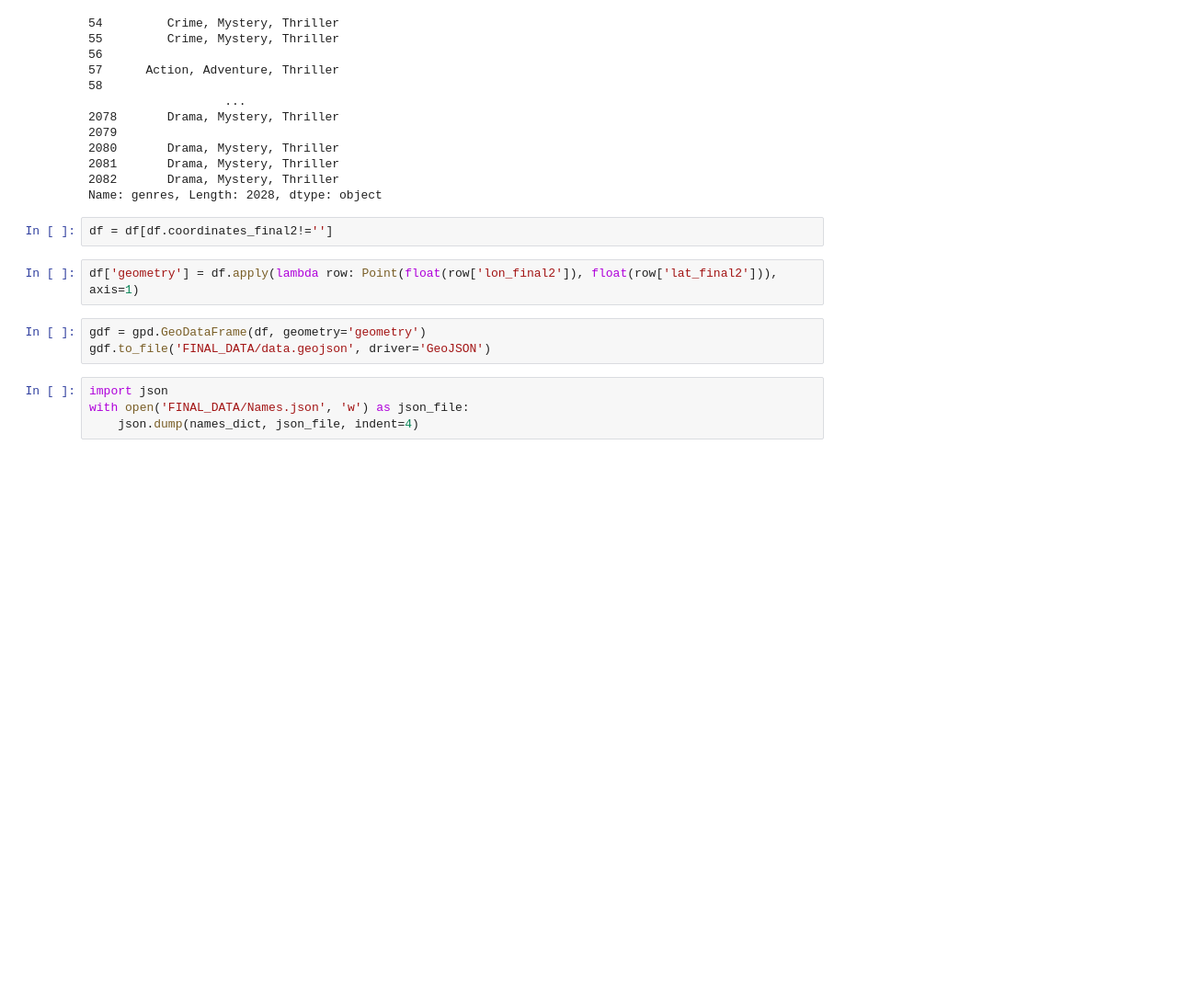
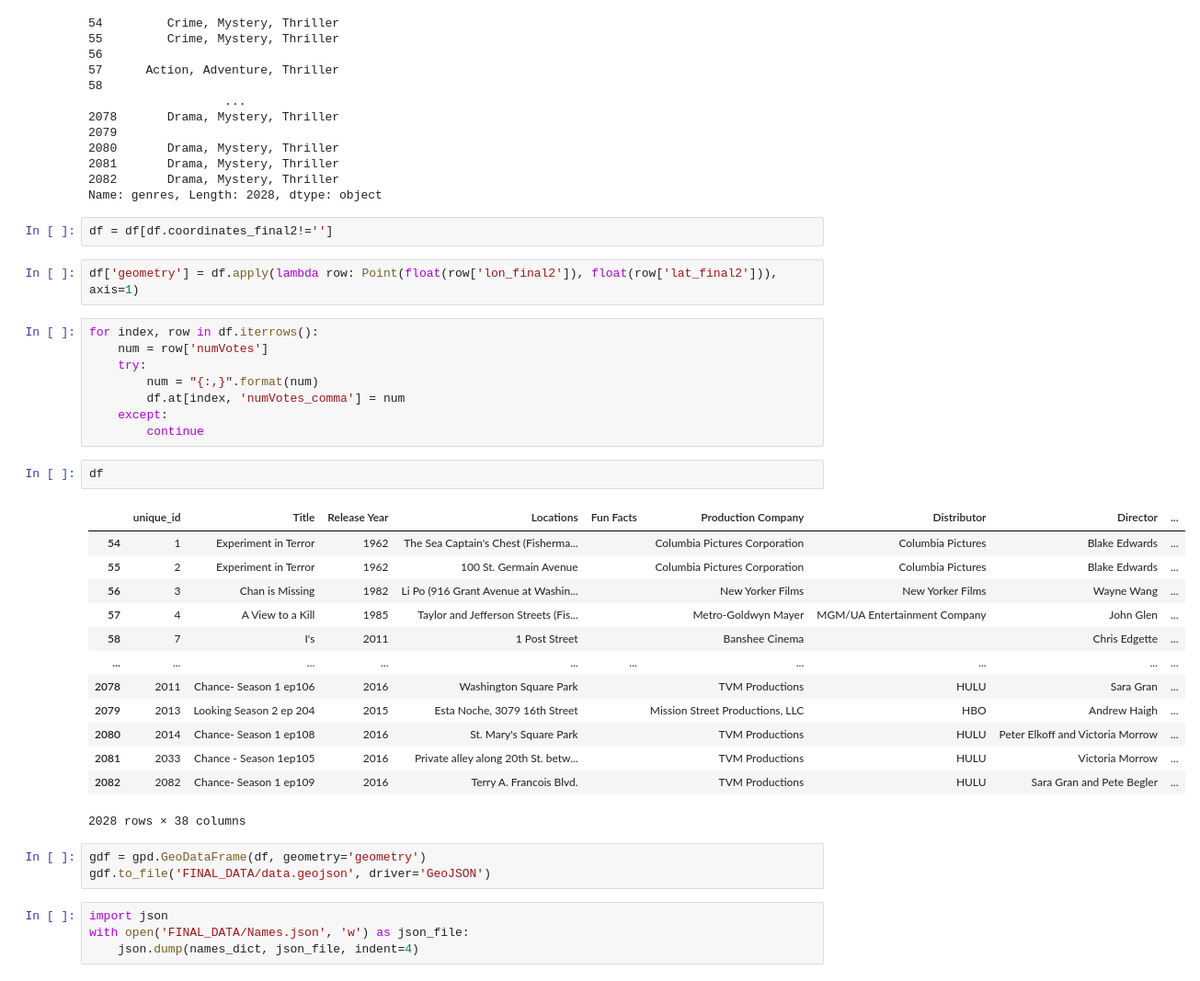
Before and after one commit to NCMSiegfried/SF-FILMS-DASHBOARD, a Jupyter notebook: csv_to_geojson.ipynb, the cells around one changed output. Shown at 92% size. Cells and saved outputs as stored; diff of their text form; blank space fills up the shorter version.

```diff
--- a/csv_to_geojson.ipynb
+++ b/csv_to_geojson.ipynb
@@ -85,6 +107,30 @@ Name: genres, Length: 2028, dtype: object
 df = df[df.coordinates_final2!='']
 # %%
 df['geometry'] = df.apply(lambda row: Point(float(row['lon_final2']), float(row['lat_final2'])), axis=1)
+# %%
+for index, row in df.iterrows():
+    num = row['numVotes']
+    try:
+        num = "{:,}".format(num)
+        df.at[index, 'numVotes_comma'] = num
+    except:
+        continue
+# %%
+df
+# %% [output]
+|  | unique_id | Title | Release Year | Locations | Fun Facts | Production Company | Distributor | Director | ... |
+| 54 | 1 | Experiment in Terror | 1962 | The Sea Captain's Chest (Fisherma... |  | Columbia Pictures Corporation | Columbia Pictures | Blake Edwards | ... |
+| 55 | 2 | Experiment in Terror | 1962 | 100 St. Germain Avenue |  | Columbia Pictures Corporation | Columbia Pictures | Blake Edwards | ... |
+| 56 | 3 | Chan is Missing | 1982 | Li Po (916 Grant Avenue at Washin... |  | New Yorker Films | New Yorker Films | Wayne Wang | ... |
+| 57 | 4 | A View to a Kill | 1985 | Taylor and Jefferson Streets (Fis... |  | Metro-Goldwyn Mayer | MGM/UA Entertainment Company | John Glen | ... |
+| 58 | 7 | I's | 2011 | 1 Post Street |  | Banshee Cinema |  | Chris Edgette | ... |
+| ... | ... | ... | ... | ... | ... | ... | ... | ... | ... |
+| 2078 | 2011 | Chance- Season 1 ep106 | 2016 | Washington Square Park |  | TVM Productions | HULU | Sara Gran | ... |
+| 2079 | 2013 | Looking Season 2 ep 204 | 2015 | Esta Noche, 3079 16th Street |  | Mission Street Productions, LLC | HBO | Andrew Haigh | ... |
+| 2080 | 2014 | Chance- Season 1 ep108 | 2016 | St. Mary's Square Park |  | TVM Productions | HULU | Peter Elkoff and Victoria Morrow | ... |
+| 2081 | 2033 | Chance - Season 1ep105 | 2016 | Private alley along 20th St. betw... |  | TVM Productions | HULU | Victoria Morrow | ... |
+| 2082 | 2082 | Chance- Season 1 ep109 | 2016 | Terry A. Francois Blvd. |  | TVM Productions | HULU | Sara Gran and Pete Begler | ... |
+2028 rows × 38 columns
 # %%
 gdf = gpd.GeoDataFrame(df, geometry='geometry')
 gdf.to_file('FINAL_DATA/data.geojson', driver='GeoJSON')
```
Also changed, not shown: parts of 2 cells of this notebook, 6 other files.
